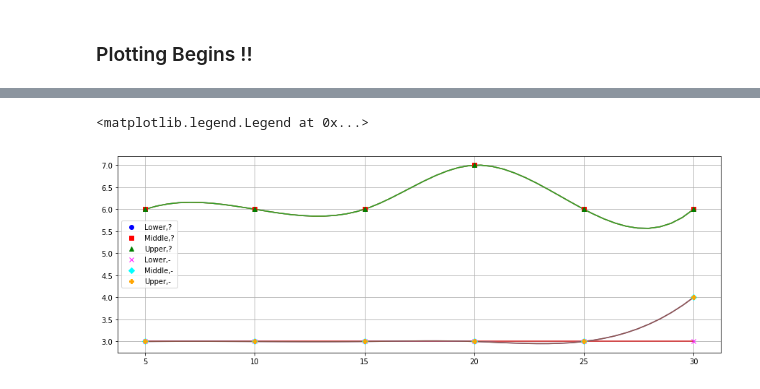
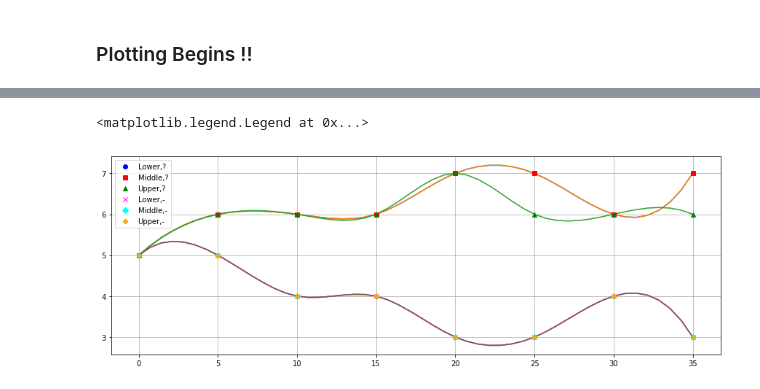
Before and after one commit to Priyanka1527/RuleComplexity_MissingValue, a Jupyter notebook: notebook/Rule Complexity - Iris.ipynb, the cells around one changed output, grey strips where cells are left out. Drawn from its saved outputs; the diff is of its cells as text; code cells hidden in the pictures.

```diff
--- a/notebook/Rule Complexity - Iris.ipynb
+++ b/notebook/Rule Complexity - Iris.ipynb
@@ -164,2 +207,23 @@ for key, value in data.items():
+# %%
+f1 = open('../data/Iris/Rules/Iris_35_lost_lower.txt', "r")
+f2 = open('../data/Iris/Rules/Iris_35_lost_middle.txt', "r")
+f3 = open('../data/Iris/Rules/Iris_35_lost_upper.txt', "r")
+f4 = open('../data/Iris/Rules/Iris_35_attcon_lower.txt', "r")
+f5 = open('../data/Iris/Rules/Iris_35_attcon_middle.txt', "r")
+f6 = open('../data/Iris/Rules/Iris_35_attcon_upper.txt', "r")
+
+data = {}
+data["Lower," + "?"] = list(f1)
+data["Middle," + "?"] = list(f2)
+data["Upper," + "?"] = list(f3)
+data["Lower," + "-"] = list(f4)
+data["Middle," + "-"] = list(f5)
+data["Upper," + "-"] = list(f6)
+# %%
+Iris_35 = {}
+for key, value in data.items():
+    rule,condition = findRuleComplexity(value)
+    Iris_35[key] = [rule]
+    Iris_35[key].append(condition)
 # %% [markdown]
 ### Print the Results !!
@@ -221,7 +303,7 @@ Iris_30
 from collections import defaultdict
 dd = defaultdict(list)
 
-for d in (Iris_5, Iris_10, Iris_15, Iris_20, Iris_25, Iris_30):
+for d in (Iris_0, Iris_5, Iris_10, Iris_15, Iris_20, Iris_25, Iris_30, Iris_35):
     for key, value in d.items():
         dd[key].append(value[0])
 
@@ -253,6 +337,6 @@ df
 # %% [markdown]
 ### Plotting Begins !!
 # %%
-x = np.arange(5, 35, 5)
+x = np.arange(0, 40, 5)
 x
 # %% [output]
@@ -276,51 +362,51 @@ ax.grid(True)
 plt.gcf().set_size_inches(15, 5)
 
 tck1 = splrep(df['x'], df['Lower,?'])
-xnew1 = np.linspace(5, 30)
+xnew1 = np.linspace(0, 35)
 ynew1 = splev(xnew1, tck1)
 plt.plot(xnew1, ynew1)
 
 tck2 = splrep(df['x'], df['Middle,?'])
-xnew2 = np.linspace(5, 30)
+xnew2 = np.linspace(0, 35)
 ynew2 = splev(xnew2, tck2)
 plt.plot(xnew2, ynew2)
 
 tck3 = splrep(df['x'], df['Upper,?'])
-xnew3 = np.linspace(5, 30)
+xnew3 = np.linspace(0, 35)
 ynew3 = splev(xnew3, tck3)
 plt.plot(xnew3, ynew3)
 
 tck4 = splrep(df['x'], df['Lower,-'])
-xnew4 = np.linspace(5, 30)
+xnew4 = np.linspace(0, 35)
 ynew4 = splev(xnew4, tck4)
 plt.plot(xnew4, ynew4)
 
 tck5 = splrep(df['x'], df['Middle,-'])
-xnew5 = np.linspace(5, 30)
+xnew5 = np.linspace(0, 35)
 ynew5 = splev(xnew5, tck5)
 plt.plot(xnew5, ynew5)
 
 tck6 = splrep(df['x'], df['Upper,-'])
-xnew6 = np.linspace(5, 30)
+xnew6 = np.linspace(0, 35)
 ynew6 = splev(xnew6, tck6)
 plt.plot(xnew6, ynew6)
 
 plt.plot(df['x'], df['Lower,?'], 'o', color='blue', markerfacecolor='blue')
 plt.plot(df['x'], df['Middle,?'], 's', color='red', markerfacecolor='red')
 plt.plot(df['x'], df['Upper,?'], '^', color='green', markerfacecolor='green')
 plt.plot(df['x'], df['Lower,-'], 'x', color='magenta', markerfacecolor='magenta')
 plt.plot(df['x'], df['Middle,-'], 'D', color='aqua', markerfacecolor='aqua')
 plt.plot(df['x'], df['Upper,-'], 'P', color='orange', markerfacecolor='orange')
 plt.legend()
 
 # multiple line plot
 # plt.plot( 'x', 'Lower,?', data=df, marker='o', markerfacecolor='blue', markersize=8, color='blue', linewidth=2, )
 # plt.plot( 'x', 'Middle,?', data=df, marker='s', markerfacecolor='red', markersize=8, color='red', linewidth=2)
 # plt.plot( 'x', 'Upper,?', data=df, marker='^', markerfacecolor='green', markersize=8, color='green', linewidth=2)
 # plt.plot( 'x', 'Lower,-', data=df, marker='x', markerfacecolor='magenta', markersize=8, color='magenta', linewidth=2)
 # plt.plot( 'x', 'Middle,-', data=df, marker='D', markerfacecolor='aqua', markersize=8, color='aqua', linewidth=2)
 # plt.plot( 'x', 'Upper,-', data=df, marker='P', markerfacecolor='orange', markersize=8, color='orange', linewidth=2)
 # plt.legend()
 # %% [output]
 <matplotlib.legend.Legend at 0x...>
-[figure, old version]
+[figure, new version]
```
Also changed, not shown: parts of 21 cells of this notebook, 44 other files.
